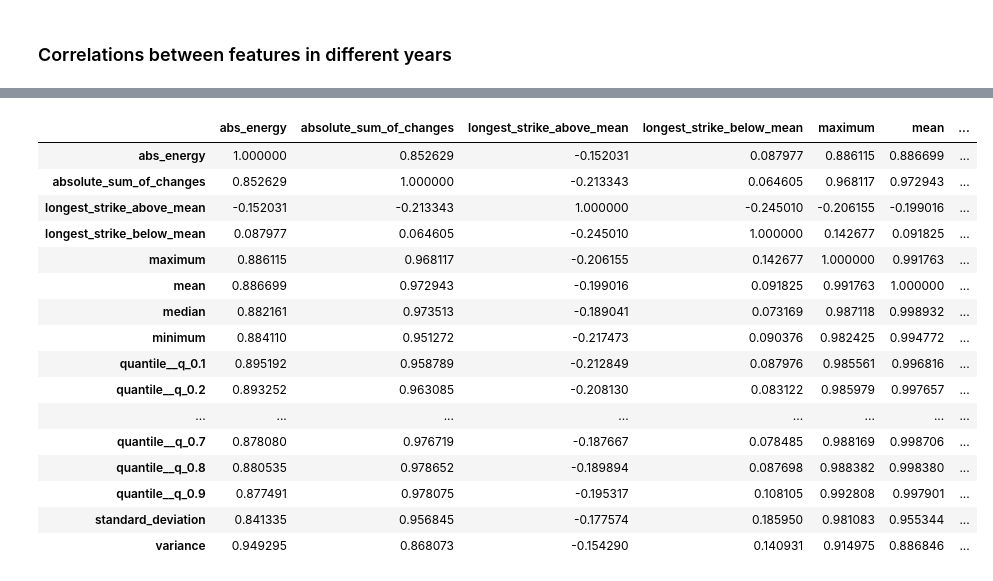
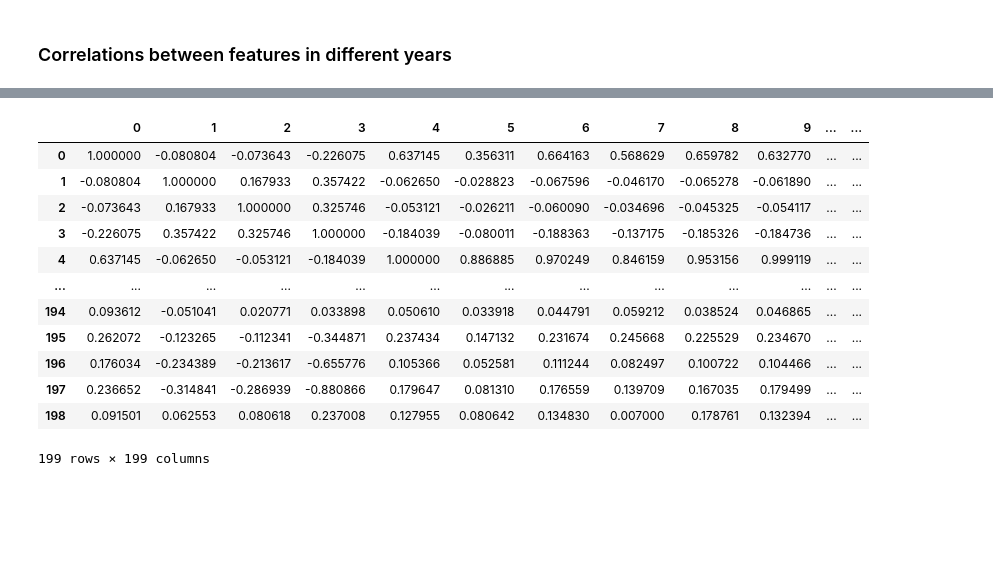
Before and after one commit to RamtinYazdanian/job_skill_trend_analysis, a Jupyter notebook: notebooks/emerging_skill_analysis.ipynb, the cells around one changed output, grey strips where cells are left out. Cells and saved outputs as stored; diff of their text form; code cells hidden in the pictures; blank space fills up the shorter version.

```diff
--- a/notebooks/emerging_skill_analysis.ipynb
+++ b/notebooks/emerging_skill_analysis.ipynb
@@ -1152,11 +908,11 @@ total_logmean_linear_model.coef_, total_logmean_linear_model.intercept_
 # %%
 # Remove features that have NaNs.
-log_features_df, tsfresh_feature_names = \
-            clean_nan_features(log_features_df, colname=feature_type_to_use,
-                            feature_names=tsfresh_feature_names)
+features_df, tsfresh_feature_names = \
+            clean_nan_features(features_df, colname=feature_type_to_use,
+                            feature_names=tsfresh_feature_names, keys_to_use=tp.keys())
 # %%
-# Run skills_to_indices to generate indices.
+# Run skills_to_indices to generate skill-period indices.
 df_x_datapoints_with_ground_truth, df_y_all, df_x_all, datapoints_all_indices = \
-                        skills_to_indices(log_features_df, y_reformatted)
+                        skills_to_indices(features_df, y_reformatted)
 # %% [output]
      Skill                                            tsfresh  \
@@ -2070,3 +1264,0 @@ bin_features_df, tsfresh_feature_names = \
-# %%
-df_x_datapoints_with_ground_truth, df_y_all, df_x_all, datapoints_all_indices = \
-                        skills_to_indices(bin_features_df, y_reformatted)
@@ -2129,3 +1264,0 @@ from sklearn.preprocessing import StandardScaler, RobustScaler
-# %%
-feature_type_to_use = 'tsfresh'
-# feature_type_to_use = 'linreg_nointercept'
@@ -2806,20 +1970,16 @@ from scipy.stats import pearsonr
 # %%
-pd.DataFrame(test_x.tolist(), columns=tsfresh_feature_names).corr()
+pd.DataFrame(test_x.tolist(), columns=None).corr()
 # %% [output]
-|  | abs_energy | absolute_sum_of_changes | longest_strike_above_mean | longest_strike_below_mean | maximum | mean | ... |
-| abs_energy | 1.000000 | 0.852629 | -0.152031 | 0.087977 | 0.886115 | 0.886699 | ... |
-| absolute_sum_of_changes | 0.852629 | 1.000000 | -0.213343 | 0.064605 | 0.968117 | 0.972943 | ... |
-| longest_strike_above_mean | -0.152031 | -0.213343 | 1.000000 | -0.245010 | -0.206155 | -0.199016 | ... |
-| longest_strike_below_mean | 0.087977 | 0.064605 | -0.245010 | 1.000000 | 0.142677 | 0.091825 | ... |
-| maximum | 0.886115 | 0.968117 | -0.206155 | 0.142677 | 1.000000 | 0.991763 | ... |
-| mean | 0.886699 | 0.972943 | -0.199016 | 0.091825 | 0.991763 | 1.000000 | ... |
-| median | 0.882161 | 0.973513 | -0.189041 | 0.073169 | 0.987118 | 0.998932 | ... |
-| minimum | 0.884110 | 0.951272 | -0.217473 | 0.090376 | 0.982425 | 0.994772 | ... |
-| quantile__q_0.1 | 0.895192 | 0.958789 | -0.212849 | 0.087976 | 0.985561 | 0.996816 | ... |
-| quantile__q_0.2 | 0.893252 | 0.963085 | -0.208130 | 0.083122 | 0.985979 | 0.997657 | ... |
-| ... | ... | ... | ... | ... | ... | ... | ... |
-| quantile__q_0.7 | 0.878080 | 0.976719 | -0.187667 | 0.078485 | 0.988169 | 0.998706 | ... |
-| quantile__q_0.8 | 0.880535 | 0.978652 | -0.189894 | 0.087698 | 0.988382 | 0.998380 | ... |
-| quantile__q_0.9 | 0.877491 | 0.978075 | -0.195317 | 0.108105 | 0.992808 | 0.997901 | ... |
-| standard_deviation | 0.841335 | 0.956845 | -0.177574 | 0.185950 | 0.981083 | 0.955344 | ... |
-| variance | 0.949295 | 0.868073 | -0.154290 | 0.140931 | 0.914975 | 0.886846 | ... |
+|  | 0 | 1 | 2 | 3 | 4 | 5 | 6 | 7 | 8 | 9 | ... | ... |
+| 0 | 1.000000 | -0.080804 | -0.073643 | -0.226075 | 0.637145 | 0.356311 | 0.664163 | 0.568629 | 0.659782 | 0.632770 | ... | ... |
+| 1 | -0.080804 | 1.000000 | 0.167933 | 0.357422 | -0.062650 | -0.028823 | -0.067596 | -0.046170 | -0.065278 | -0.061890 | ... | ... |
+| 2 | -0.073643 | 0.167933 | 1.000000 | 0.325746 | -0.053121 | -0.026211 | -0.060090 | -0.034696 | -0.045325 | -0.054117 | ... | ... |
+| 3 | -0.226075 | 0.357422 | 0.325746 | 1.000000 | -0.184039 | -0.080011 | -0.188363 | -0.137175 | -0.185326 | -0.184736 | ... | ... |
+| 4 | 0.637145 | -0.062650 | -0.053121 | -0.184039 | 1.000000 | 0.886885 | 0.970249 | 0.846159 | 0.953156 | 0.999119 | ... | ... |
+| ... | ... | ... | ... | ... | ... | ... | ... | ... | ... | ... | ... | ... |
+| 194 | 0.093612 | -0.051041 | 0.020771 | 0.033898 | 0.050610 | 0.033918 | 0.044791 | 0.059212 | 0.038524 | 0.046865 | ... | ... |
+| 195 | 0.262072 | -0.123265 | -0.112341 | -0.344871 | 0.237434 | 0.147132 | 0.231674 | 0.245668 | 0.225529 | 0.234670 | ... | ... |
+| 196 | 0.176034 | -0.234389 | -0.213617 | -0.655776 | 0.105366 | 0.052581 | 0.111244 | 0.082497 | 0.100722 | 0.104466 | ... | ... |
+| 197 | 0.236652 | -0.314841 | -0.286939 | -0.880866 | 0.179647 | 0.081310 | 0.176559 | 0.139709 | 0.167035 | 0.179499 | ... | ... |
+| 198 | 0.091501 | 0.062553 | 0.080618 | 0.237008 | 0.127955 | 0.080642 | 0.134830 | 0.007000 | 0.178761 | 0.132394 | ... | ... |
+199 rows × 199 columns
```
Also changed, not shown: parts of 282 cells of this notebook, 3 other files.
